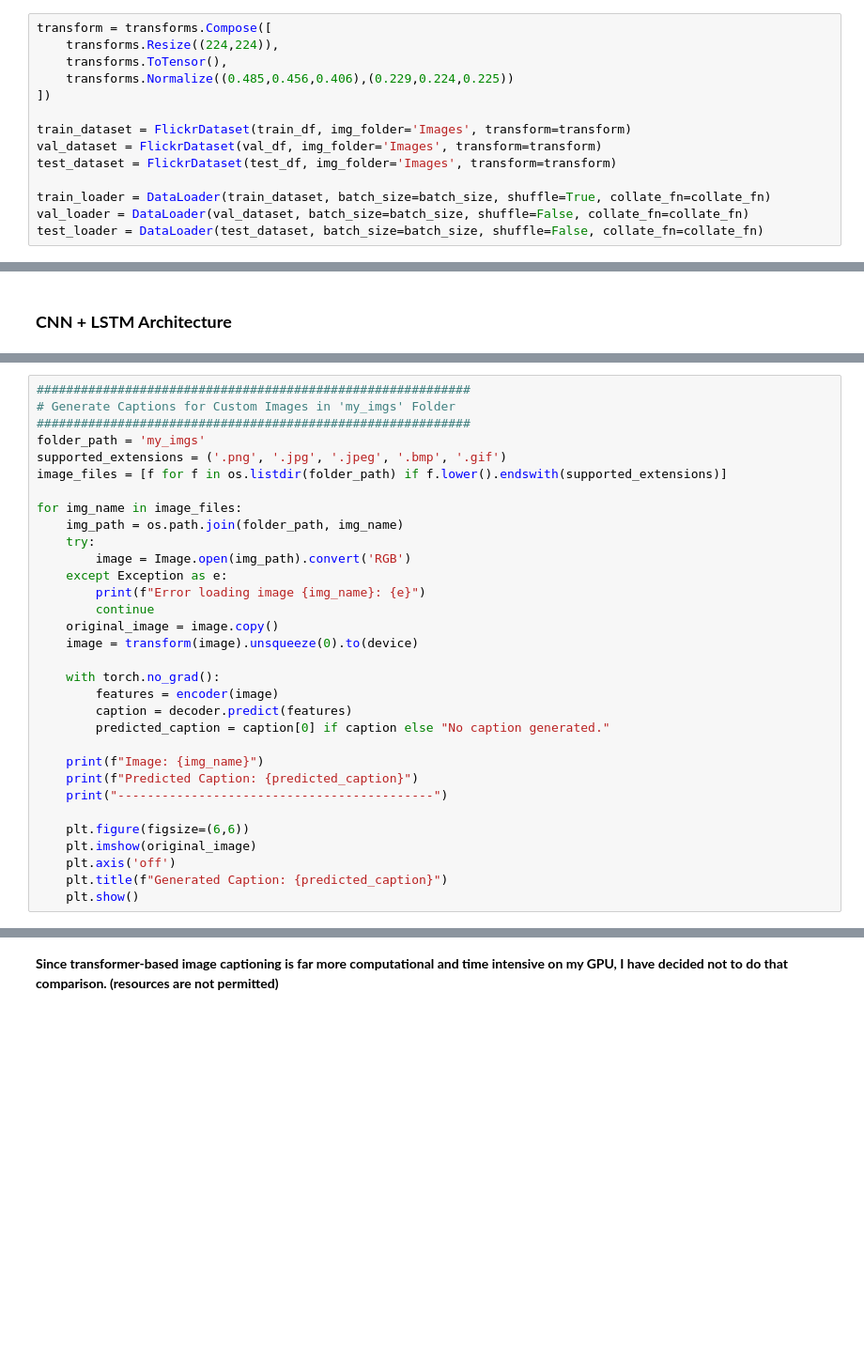
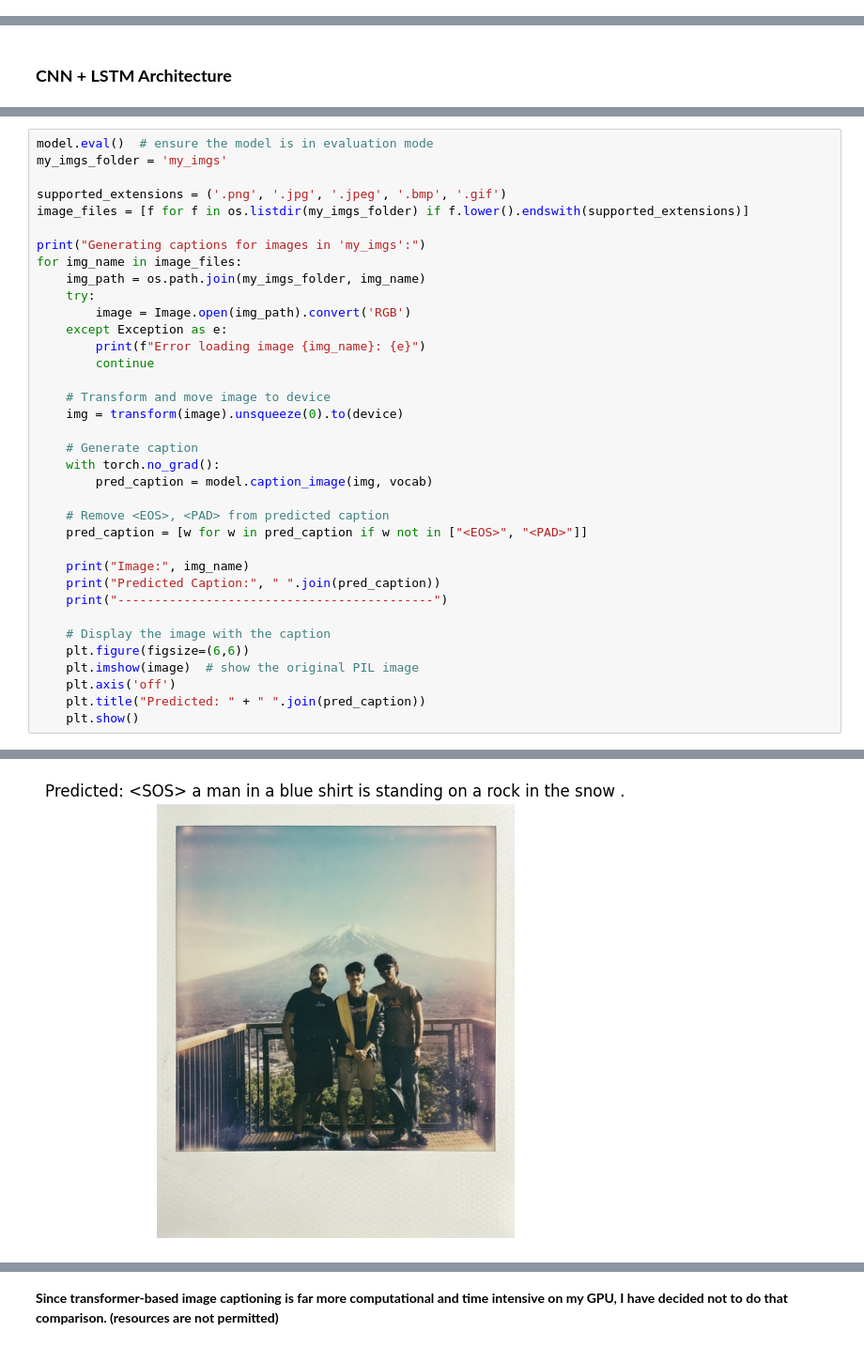
Before and after one commit to YKH2020/aipi-590-project4, a Jupyter notebook: img_cap.ipynb, the cells around one changed output, grey strips where cells are left out. Shown at 94% size. Cells and saved outputs as stored; diff of their text form; blank space fills up the shorter version.

```diff
--- a/img_cap.ipynb
+++ b/img_cap.ipynb
@@ -167,14 +44,0 @@ def collate_fn(batch):
-# %%
-transform = transforms.Compose([
-    transforms.Resize((224,224)),
-    transforms.ToTensor(),
-    transforms.Normalize((0.485,0.456,0.406),(0.229,0.224,0.225))
-])
-
-train_dataset = FlickrDataset(train_df, img_folder='Images', transform=transform)
-val_dataset = FlickrDataset(val_df, img_folder='Images', transform=transform)
-test_dataset = FlickrDataset(test_df, img_folder='Images', transform=transform)
-
-train_loader = DataLoader(train_dataset, batch_size=batch_size, shuffle=True, collate_fn=collate_fn)
-val_loader = DataLoader(val_dataset, batch_size=batch_size, shuffle=False, collate_fn=collate_fn)
-test_loader = DataLoader(test_dataset, batch_size=batch_size, shuffle=False, collate_fn=collate_fn)
@@ -422,32 +410,37 @@ AttributeError: 'DecoderRNN' object has no attribute 'predict'
 # %%
-###########################################################
-# Generate Captions for Custom Images in 'my_imgs' Folder
-###########################################################
-folder_path = 'my_imgs'
+model.eval()  # ensure the model is in evaluation mode
+my_imgs_folder = 'my_imgs'
+
 supported_extensions = ('.png', '.jpg', '.jpeg', '.bmp', '.gif')
-image_files = [f for f in os.listdir(folder_path) if f.lower().endswith(supported_extensions)]
+image_files = [f for f in os.listdir(my_imgs_folder) if f.lower().endswith(supported_extensions)]
 
+print("Generating captions for images in 'my_imgs':")
 for img_name in image_files:
-    img_path = os.path.join(folder_path, img_name)
+    img_path = os.path.join(my_imgs_folder, img_name)
     try:
         image = Image.open(img_path).convert('RGB')
     except Exception as e:
         print(f"Error loading image {img_name}: {e}")
         continue
-    original_image = image.copy()
-    image = transform(image).unsqueeze(0).to(device)
 
+    # Transform and move image to device
+    img = transform(image).unsqueeze(0).to(device)
+
+    # Generate caption
     with torch.no_grad():
-        features = encoder(image)
-        caption = decoder.predict(features)
-        predicted_caption = caption[0] if caption else "No caption generated."
+        pred_caption = model.caption_image(img, vocab)
 
-    print(f"Image: {img_name}")
-    print(f"Predicted Caption: {predicted_caption}")
+    # Remove <EOS>, <PAD> from predicted caption
+    pred_caption = [w for w in pred_caption if w not in ["<EOS>", "<PAD>"]]
+
+    print("Image:", img_name)
+    print("Predicted Caption:", " ".join(pred_caption))
     print("-------------------------------------------")
 
+    # Display the image with the caption
     plt.figure(figsize=(6,6))
-    plt.imshow(original_image)
+    plt.imshow(image)  # show the original PIL image
     plt.axis('off')
-    plt.title(f"Generated Caption: {predicted_caption}")
+    plt.title("Predicted: " + " ".join(pred_caption))
     plt.show()
+# %% [output]
@@ -453,0 +451 @@ for img_name in image_files:
+[figure, added]
```
Also changed, not shown: parts of 28 cells of this notebook, 2 other files.
